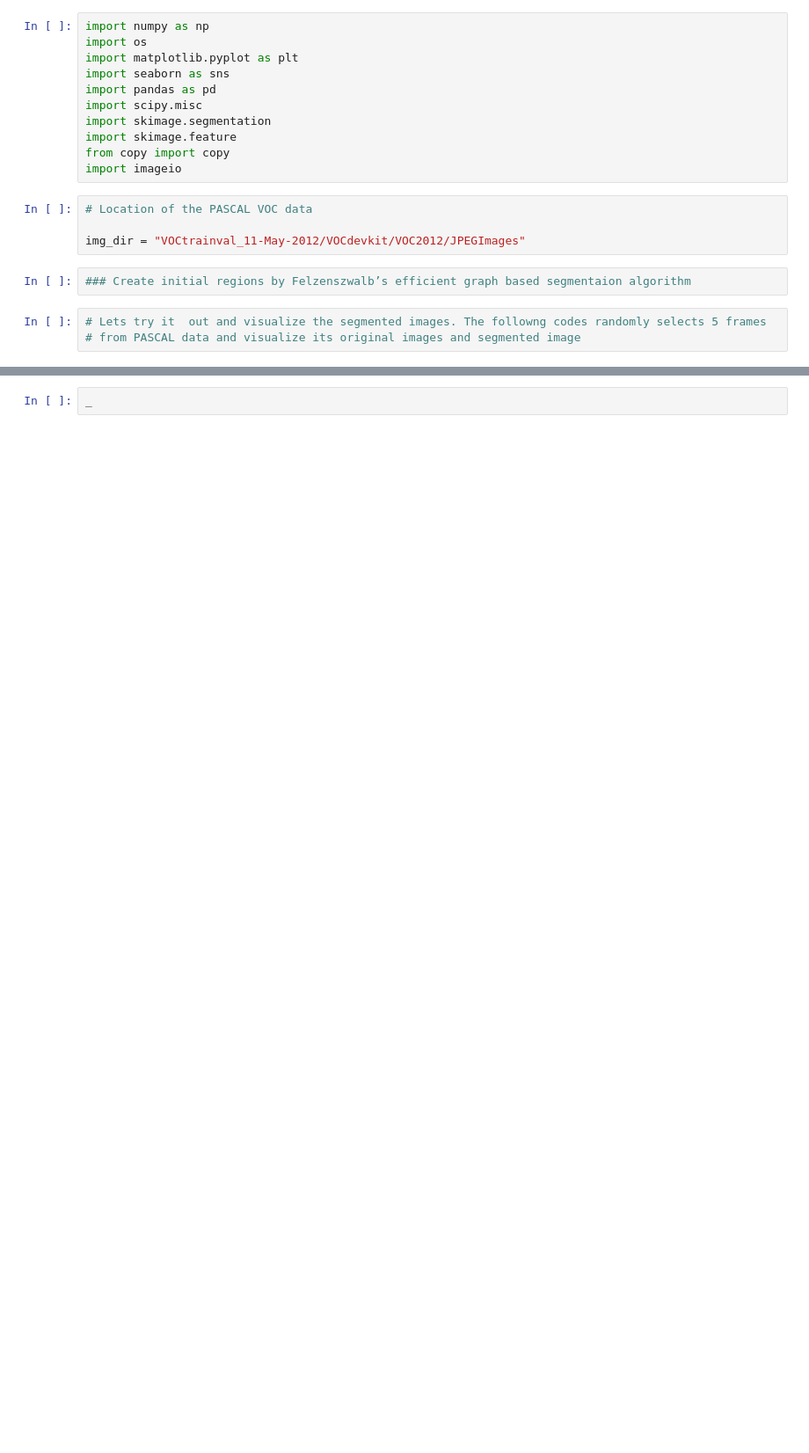
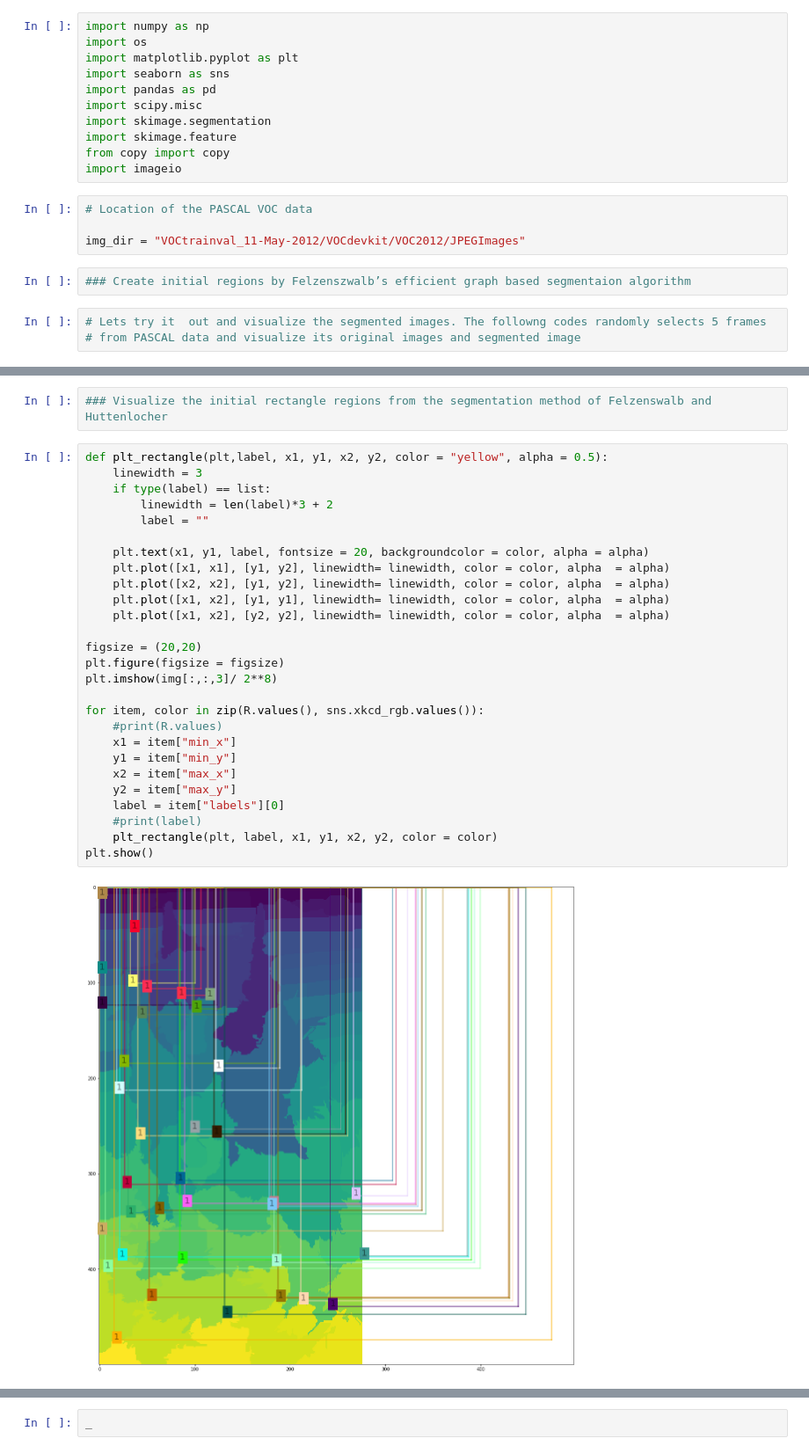
Before and after one commit to dkhanna511/Object-detection-RCNN, a Jupyter notebook: Selective Search.ipynb, the cells around one changed output, grey strips where cells are left out. Shown at 88% size. Cells and saved outputs as stored; diff of their text form; blank space fills up the shorter version.

```diff
--- a/Selective Search.ipynb
+++ b/Selective Search.ipynb
@@ -80,0 +140,31 @@ Random image path shape is : (5,)
+# %%
+### Visualize the initial rectangle regions from the segmentation method of Felzenswalb and Huttenlocher
+# %%
+def plt_rectangle(plt,label, x1, y1, x2, y2, color = "yellow", alpha = 0.5):
+    linewidth = 3
+    if type(label) == list:
+        linewidth = len(label)*3 + 2
+        label = ""
+
+    plt.text(x1, y1, label, fontsize = 20, backgroundcolor = color, alpha = alpha)
+    plt.plot([x1, x1], [y1, y2], linewidth= linewidth, color = color, alpha  = alpha)
+    plt.plot([x2, x2], [y1, y2], linewidth= linewidth, color = color, alpha  = alpha)
+    plt.plot([x1, x2], [y1, y1], linewidth= linewidth, color = color, alpha  = alpha)
+    plt.plot([x1, x2], [y2, y2], linewidth= linewidth, color = color, alpha  = alpha)
+
+figsize = (20,20)
+plt.figure(figsize = figsize)
+plt.imshow(img[:,:,3]/ 2**8)
+
+for item, color in zip(R.values(), sns.xkcd_rgb.values()):
+    #print(R.values)
+    x1 = item["min_x"]
+    y1 = item["min_y"]
+    x2 = item["max_x"]
+    y2 = item["max_y"]
+    label = item["labels"][0]
+    #print(label)
+    plt_rectangle(plt, label, x1, y1, x2, y2, color = color)
+plt.show()
+# %% [output]
+[figure, added]
```
Also changed, not shown: parts of 3 cells of this notebook.
